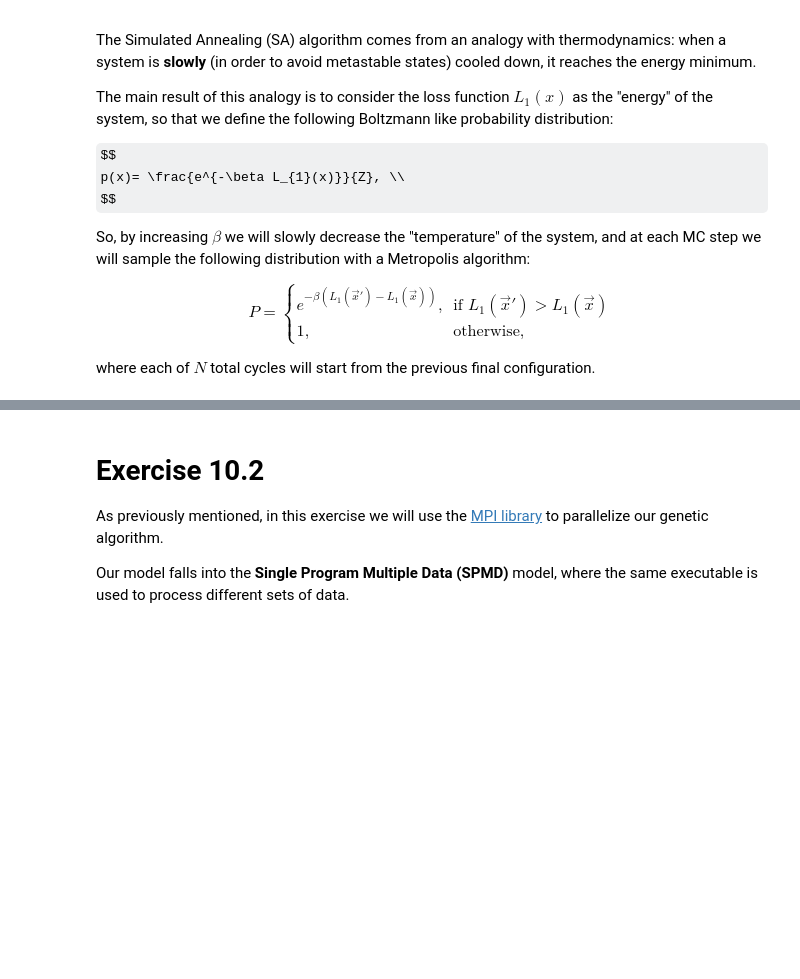
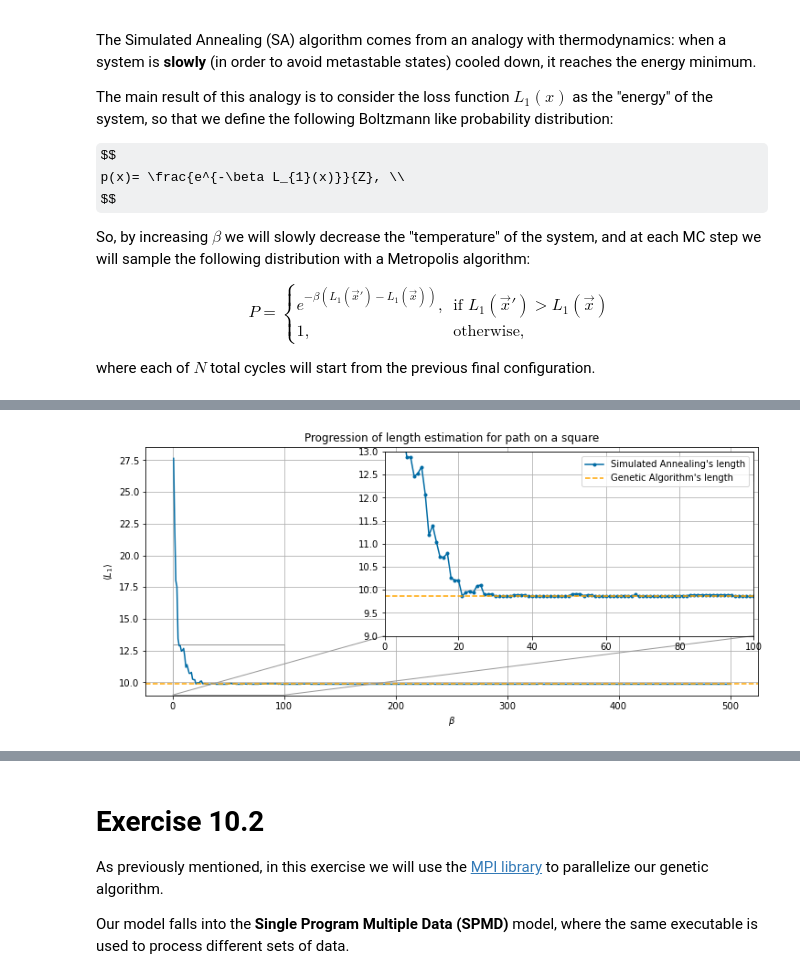
Before and after one commit to pyros-cyber/lsn, a Jupyter notebook: exercise10/exercise10.ipynb, the cells around one changed output, grey strips where cells are left out. Saved outputs shown, nothing was run; the diff lists cells and outputs as text; code cells hidden in the pictures; some formulas as TeX source; blank space fills up the shorter version.

```diff
--- a/exercise10/exercise10.ipynb
+++ b/exercise10/exercise10.ipynb
@@ -36,0 +99,37 @@ where each of $N$ total cycles will start from the previous final configuration.
+# %%
+def loss(shape):
+    generation, fitness = (np.genfromtxt('build/ex10.1/results/sa_loss_'+shape+'.dat', usecols=i, autostrip=True) for i in range(2))
+
+    fig,ax=plt.subplots(figsize=(12,5))
+    plt.plot(generation, fitness, '-',linewidth=1.5, label="Simulated Annealing's length")
+    if shape=='square' :
+        plt.axhline(y=9.85561,linewidth=1.5,linestyle='--', color='orange',label="Genetic Algorithm's length")
+    elif shape== 'circumference' :
+        plt.axhline(y= 6.21109,linewidth=1.5,linestyle='--', color='orange',label="Genetic Algorithm's length")
+    plt.xlabel('$β$')
+    plt.ylabel(r'$\langle L_1\rangle$')
+    plt.title('Progression of length estimation for path on a '+shape)
+    plt.legend(loc=1)
+    plt.grid(True)
+
+    axins=inset_axes(ax,5.6,2.8,loc=1)
+    axins.plot(generation, fitness, 'o-',markersize=3, label="Simulated Annealing's length")
+    if shape=='square' :
+        axins.axhline(y=9.85561,linewidth=1.5,linestyle='--', color='orange',label="Genetic Algorithm's length")
+        axins.set_xlim(0, 100)
+        axins.set_ylim(9, 13)
+    elif shape== 'circumference' :
+        axins.set_xlim(400, 450)
+        axins.axhline(y=6.21109,linewidth=1.5,linestyle='--', color='orange',label="Genetic Algorithm's length")
+        axins.set_ylim(6, 7.5)
+    plt.grid(True)
+    plt.legend(loc=1)
+    plt.yticks(visible=True)
+    plt.xticks(visible=True)
+    mark_inset(ax,axins,loc1=3,loc2=4,fc='none',ec='0.6')
+
+    plt.show()
+# %%
+loss('square')
+# %% [output]
+[figure, added]
```
Also changed, not shown: parts of 5 cells of this notebook.
